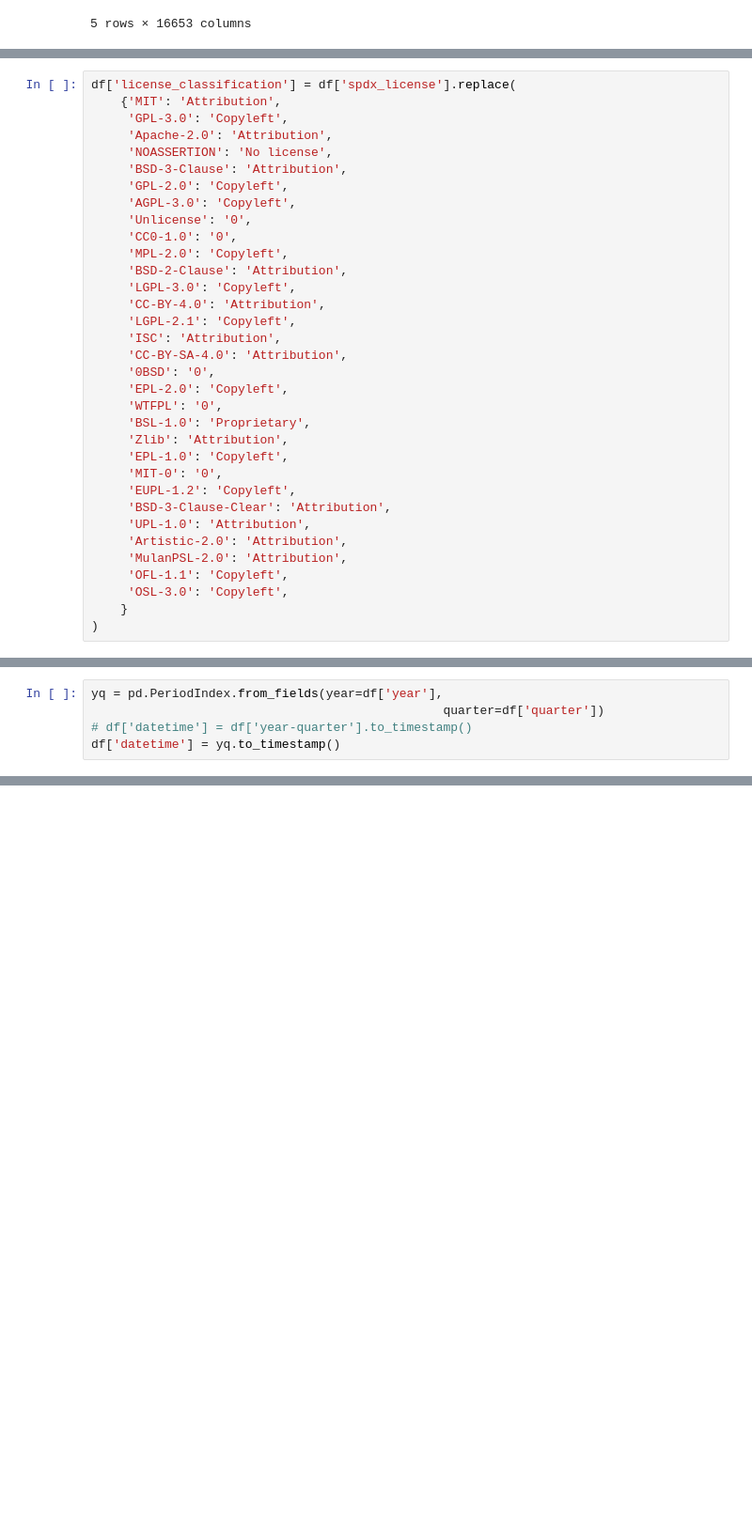
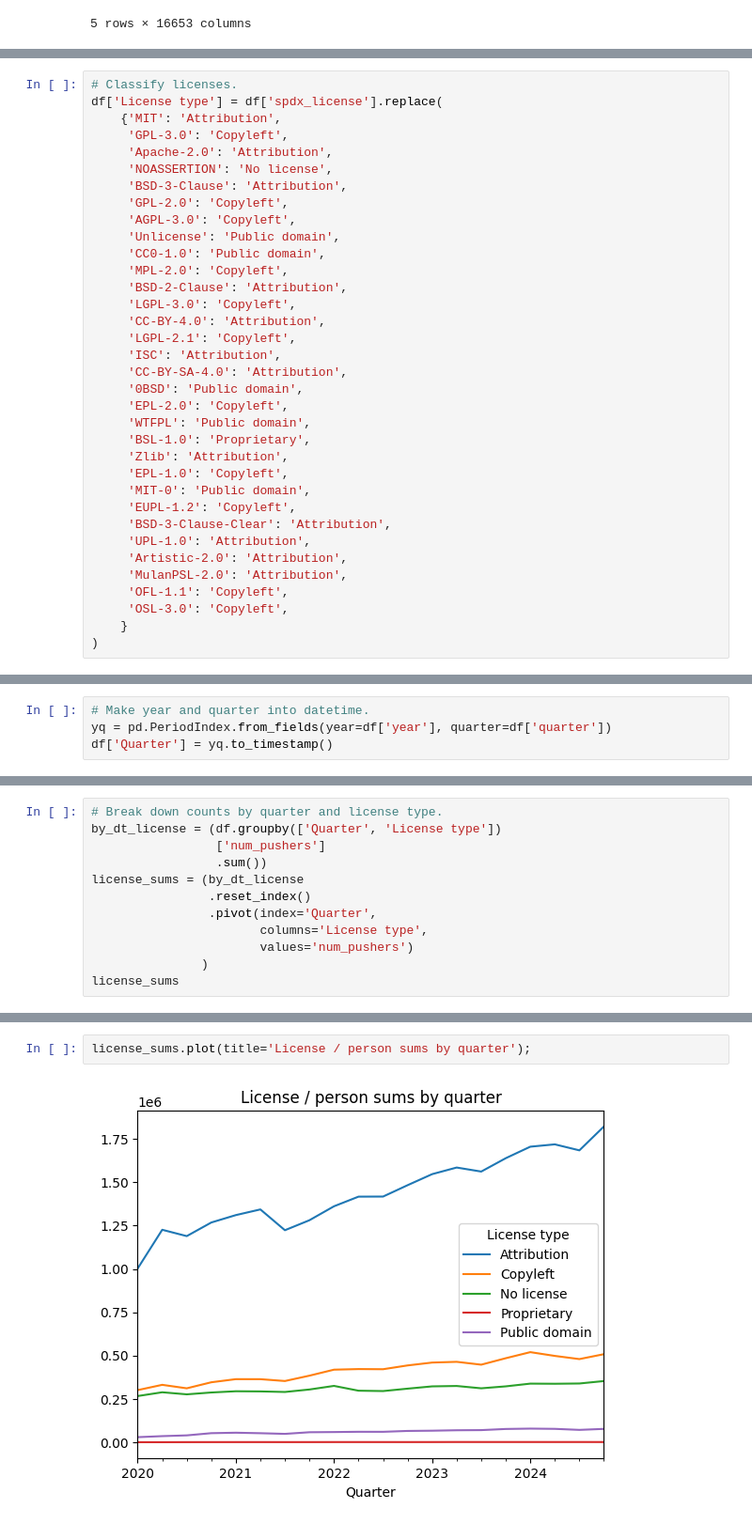
Before and after one commit to matthew-brett/sp-ai-post, a Jupyter notebook: open_source_licenses.ipynb, the cells around one changed output, grey strips where cells are left out. Shown: that part at 94% size. Saved outputs shown, nothing was run; the diff lists cells and outputs as text; blank space fills up the shorter version.

```diff
--- a/open_source_licenses.ipynb
+++ b/open_source_licenses.ipynb
@@ -53,6 +44,7 @@ OSL-3.0                0.000227
 Name: num_pushers, dtype: float64
 # %%
-df['license_classification'] = df['spdx_license'].replace(
+# Classify licenses.
+df['License type'] = df['spdx_license'].replace(
     {'MIT': 'Attribution',
      'GPL-3.0': 'Copyleft',
      'Apache-2.0': 'Attribution',
@@ -60,8 +52,8 @@ df['license_classification'] = df['spdx_license'].replace(
      'BSD-3-Clause': 'Attribution',
      'GPL-2.0': 'Copyleft',
      'AGPL-3.0': 'Copyleft',
-     'Unlicense': '0',
-     'CC0-1.0': '0',
+     'Unlicense': 'Public domain',
+     'CC0-1.0': 'Public domain',
      'MPL-2.0': 'Copyleft',
      'BSD-2-Clause': 'Attribution',
      'LGPL-3.0': 'Copyleft',
@@ -69,13 +61,13 @@ df['license_classification'] = df['spdx_license'].replace(
      'LGPL-2.1': 'Copyleft',
      'ISC': 'Attribution',
      'CC-BY-SA-4.0': 'Attribution',
-     '0BSD': '0',
+     '0BSD': 'Public domain',
      'EPL-2.0': 'Copyleft',
-     'WTFPL': '0',
+     'WTFPL': 'Public domain',
      'BSL-1.0': 'Proprietary',
      'Zlib': 'Attribution',
      'EPL-1.0': 'Copyleft',
-     'MIT-0': '0',
+     'MIT-0': 'Public domain',
      'EUPL-1.2': 'Copyleft',
      'BSD-3-Clause-Clear': 'Attribution',
      'UPL-1.0': 'Attribution',
@@ -109,6 +102,5 @@ Proprietary     0.05
 Name: num_pushers, dtype: float64
 # %%
-yq = pd.PeriodIndex.from_fields(year=df['year'],
-                                                quarter=df['quarter'])
-# df['datetime'] = df['year-quarter'].to_timestamp()
-df['datetime'] = yq.to_timestamp()
+# Make year and quarter into datetime.
+yq = pd.PeriodIndex.from_fields(year=df['year'], quarter=df['quarter'])
+df['Quarter'] = yq.to_timestamp()
@@ -125,0 +107,12 @@ plt.legend()
+# %%
+# Break down counts by quarter and license type.
+by_dt_license = (df.groupby(['Quarter', 'License type'])
+                 ['num_pushers']
+                 .sum())
+license_sums = (by_dt_license
+                .reset_index()
+                .pivot(index='Quarter',
+                       columns='License type',
+                       values='num_pushers')
+               )
+license_sums
@@ -125,0 +138,4 @@ plt.legend()
+# %%
+license_sums.plot(title='License / person sums by quarter');
+# %% [output]
+[figure, added]
```
Also changed, not shown: parts of 8 cells of this notebook, 1 other file.
